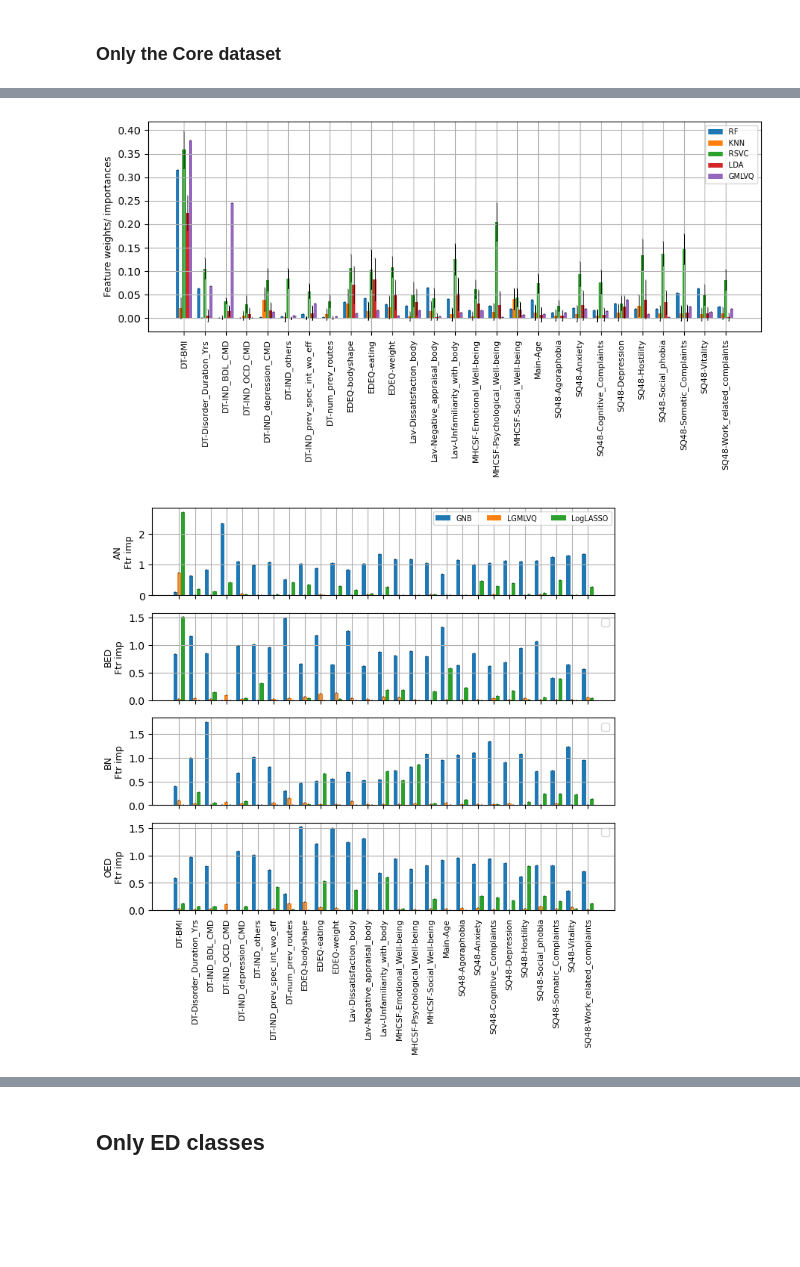
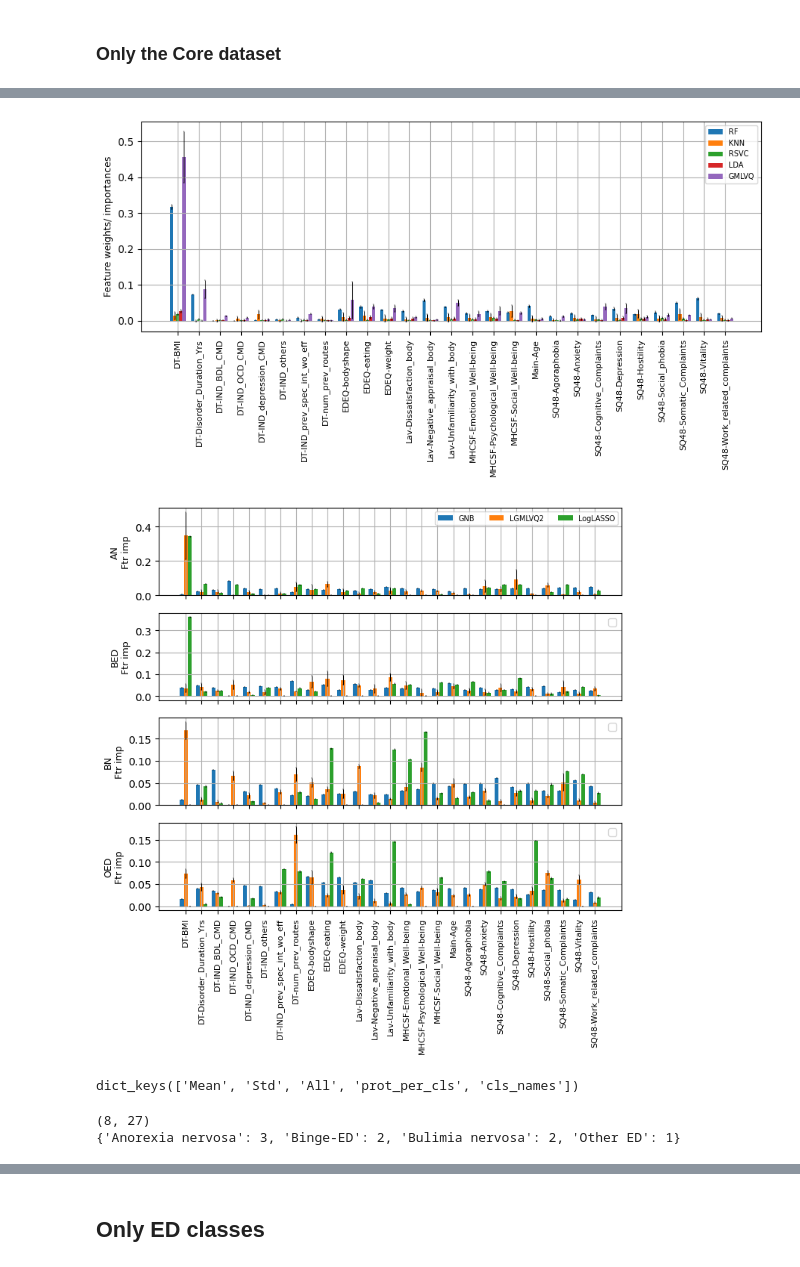
Before and after one commit to SrGh31/ED-profiling, a Jupyter notebook: Prediction_EDTypes_Severity.ipynb, the cells around one changed output, grey strips where cells are left out. Saved outputs shown, nothing was run; the diff lists cells and outputs as text; code cells hidden in the pictures; blank space fills up the shorter version.

Commit message:
Added cw AUC scores and profile plots

```diff
--- a/Prediction_EDTypes_Severity.ipynb
+++ b/Prediction_EDTypes_Severity.ipynb
@@ -251,7 +314,7 @@ for keyData in [1.0,1.1,1.2]:
     train_conf_all=train_conf_all_Exps[keyData]
     test_conf_all=test_conf_all_Exps[keyData]
     labs=labs_all[keyData]
-    print(choice_dict[keyData])
+    print(keyData, ':', choice_dict[keyData])
     for keyClf, val in train_conf_all.items():
         cmap_dict={'Training': train_conf_all[keyClf], 'Test':test_conf_all[keyClf]}
         nclasses=len(labs)
@@ -273,7 +336,7 @@ for keyData in [1.0,1.1,1.2]:
                          else:
                             printlabs.append(lab)
                 print(printlabs)
-            mean_glob, std_glob=cmap_dict[split_set].mean(axis=2), cmap_dict[split_set].std(axis=2)
+            mean_glob, std_glob=cmap_dict[split_set].mean(axis=0), cmap_dict[split_set].std(axis=0)
             disp_num_glob=np.reshape(np.stack((mean_glob, std_glob)).ravel('F'),(nclasses,2*nclasses))
             if split_set=='Test':
                 for idx in range(nclasses):
@@ -306,7 +369,7 @@ for keyData in [2.0,2.1,2.2]:
     train_conf_all=train_conf_all_Exps[keyData]
     test_conf_all=test_conf_all_Exps[keyData]
     labs=labs_all[keyData]
-    print(choice_dict[keyData])
+    print(keyData, ' : ', choice_dict[keyData])
     for keyClf, val in train_conf_all.items():
         cmap_dict={'Training': train_conf_all[keyClf], 'Test':test_conf_all[keyClf]}
         nclasses=len(labs)
@@ -328,7 +391,7 @@ for keyData in [2.0,2.1,2.2]:
                          else:
                             printlabs.append(lab)
                 print(printlabs)
-            mean_glob, std_glob=cmap_dict[split_set].mean(axis=2), cmap_dict[split_set].std(axis=2)
+            mean_glob, std_glob=cmap_dict[split_set].mean(axis=0), cmap_dict[split_set].std(axis=0)
             disp_num_glob=np.reshape(np.stack((mean_glob, std_glob)).ravel('F'),(nclasses,2*nclasses))
             if split_set=='Test':
                 for idx in range(nclasses):
@@ -363,7 +426,7 @@ for keyData in [3.0,3.1,3.2]:
     train_conf_all=train_conf_all_Exps[keyData]
     test_conf_all=test_conf_all_Exps[keyData]
     labs=labs_all[keyData]
-    print(choice_dict[keyData])
+    print(keyData, ' : ',choice_dict[keyData])
     for keyClf, val in train_conf_all.items():
         cmap_dict={'Training': train_conf_all[keyClf], 'Test':test_conf_all[keyClf]}
         nclasses=len(labs)
@@ -385,7 +448,7 @@ for keyData in [3.0,3.1,3.2]:
                          else:
                             printlabs.append(lab)
                 print(printlabs)
-            mean_glob, std_glob=cmap_dict[split_set].mean(axis=2), cmap_dict[split_set].std(axis=2)
+            mean_glob, std_glob=cmap_dict[split_set].mean(axis=0), cmap_dict[split_set].std(axis=0)
             disp_num_glob=np.reshape(np.stack((mean_glob, std_glob)).ravel('F'),(nclasses,2*nclasses))
             if split_set=='Test':
                 for idx in range(nclasses):
@@ -416,6 +477,6 @@ PerfMetrics_Tabulate(save_dict, train_conf_all_Exps, test_conf_all_Exps, labs_al
 # %%
 select_keys1=['RF', 'KNN','RSVC', 'LDA','GMLVQ']
-select_keys2=['GNB','LGMLVQ', 'LogLASSO']
+select_keys2=['GNB','LGMLVQ2', 'LogLASSO']
 fs, choice=9, 2.1
 exp_name=save_dict[choice]
 X=dataset_types[choice]['mice_zXtrain']
@@ -427,7 +488,10 @@ shifts=[-0.3,-0.15,0.0,0.15,0.30]
 fig, ax = plt.subplots(1,1, figsize=(9,5))
 rects_all={}
 for idx,key in enumerate(select_keys1):
-    bardata, err=np.mean(fimp_all[key]['All'], axis=1), np.std(fimp_all[key]['All'], axis=1)
+    if key in use_permutation_imp:
+        bardata, err=np.mean(fimp_all[key]['All'], axis=1), np.std(fimp_all[key]['All'], axis=1)
+    else:
+        bardata, err=np.mean(fimp_all[key]['All'], axis=0), np.std(fimp_all[key]['All'], axis=0)
     rects_all[key] = ax.bar(ind +shifts[idx], bardata, width, yerr=err, label=key,
                            error_kw=dict(lw=0.75, capsize=0.5, capthick=0.3))
 ax.set_ylabel('Feature weights/ importances', fontsize=fs)
@@ -443,43 +507,62 @@ fig.savefig('figs/PDFs/classification/FIMP1%s.pdf'%exp_name, bbox_inches='tight'
 fig.savefig('figs/PNGs/classification/FIMP1_%s.png'%exp_name, bbox_inches='tight', transparent=True,
                pad_inches=0.01)
 # %% [output]
-[figure, old version]
+[figure, new version]
 # %%
-select_keys2=['GNB','LGMLVQ', 'LogLASSO']
-Cls_dict=dict(zip(pipeClassifiers['GNB'][0]['GNB'].classes_, ['AN','BED','BN', 'OED', 'Others']))
+select_keys2=['GNB','LGMLVQ2', 'LogLASSO']
+Cls_dict=dict(zip(fimp_all_exps[choice]['GNB']['cls_names'], ['AN','BED','BN', 'OED', 'Others']))
 fs=9
 ind = np.arange(len(adapted_combo_cols))  # the x locations for the groups
 width = 0.25  # the width of the bars
 #shifts=[-0.48, -0.33,-0.167, 0.167,0.33,0.48]
 shifts=[-0.25,0.0,0.25]
 fig1, ax1 = plt.subplots(nclasses,1, figsize=(8,7), sharex=True)
 rects_all={}
 #fimp_all['GNB']['C1']
 for cls in range(0, nclasses):
     for idx,key in enumerate(select_keys2):
-        clsName=pipeClassifiers[key][0][key].classes_[cls]
-        bardata, err=np.mean(fimp_all[key]['C%d'%(cls+1)]['All'], axis=1), np.std(fimp_all[key]['C%d'%(cls+1)]['All'], axis=1)
+        clsName=fimp_all_exps[choice][key]['cls_names'][cls]#pipeClassifiers_all[key][0][key].classes_[cls]
+        bardata, err=np.mean(fimp_all[key]['C%d'%(cls+1)]['All'], axis=0), np.std(fimp_all[key]['C%d'%(cls+1)]['All'], axis=0)
         rects_all[key] = ax1[cls].bar(ind +shifts[idx], bardata, width, yerr=err, label=key,
                            error_kw=dict(lw=0.75, capsize=0.5, capthick=0.3))
 # Add some text for labels, title and custom x-axis tick labels, etc.
     ax1[cls].set_ylabel('%s\nFtr imp'%Cls_dict[clsName], fontsize=fs)
     ax1[cls].grid()
     if cls==nclasses-1:
         ax1[cls].set_xticks(ind)
         ax1[cls].set_xticklabels(adapted_combo_cols, rotation=90, fontsize=fs-1)
     else:
-       # ax1[cls].set_xticks([])
         ax1[cls].set_xticklabels([])
-        #ax1[cls].tick_params(bottom=False)
     if cls==0:
         ax1[cls].legend(fontsize=fs-2, loc='upper right', ncol=3)
     else:
         ax1[cls].legend('')
 fig.tight_layout()
 plt.show()
 fig1.savefig('figs/PDFs/classification/FIMP2_%s.pdf'%exp_name, bbox_inches='tight', transparent=False,\
                pad_inches=0.01)
 fig1.savefig('figs/PNGs/classification/FIMP2_%s.png'%exp_name, bbox_inches='tight', transparent=False,\
                pad_inches=0.01)
 # %% [output]
-[figure, old version]
+[figure, new version]
+# %%
+pipeClassifiers_all.keys()
+prots_lvq_all[choice]['GMLVQ'].keys()
+# %% [output]
+dict_keys(['Mean', 'Std', 'All', 'prot_per_cls', 'cls_names'])
+# %%
+select_keys2=['GMLVQ','LGMLVQ2']
+fs, nprots=9, np.shape(prots_lvq_all[2.1]['GMLVQ']['Mean'])[0]
+#prots_per_class=pipeClassifiers_all['GMLVQ'][0]['GMLVQ'].prototype_n_per_class
+Cls_dict=dict(zip(prots_lvq_all[choice]['GMLVQ']['cls_names'], ['AN','BED','BN', 'OED', 'Others']))
+Prot_dict=dict(zip(prots_lvq_all[choice]['GMLVQ']['cls_names'], prots_lvq_all[choice]['GMLVQ']['prot_per_cls']))
+prot_cls=[]
+for clsName, prots in Prot_dict.items():
+    for idx in range(prots):
+        prot_cls.append('%s-%d'%(Cls_dict[clsName],idx+1))
+print(np.shape(prots_lvq_all[2.1]['GMLVQ']['Mean']))
+print(Prot_dict)
+'prot_per_cls'
+# %% [output]
+(8, 27)
+{'Anorexia nervosa': 3, 'Binge-ED': 2, 'Bulimia nervosa': 2, 'Other ED': 1}
```
Also changed, not shown: parts of 15 cells of this notebook, 43 other files.
